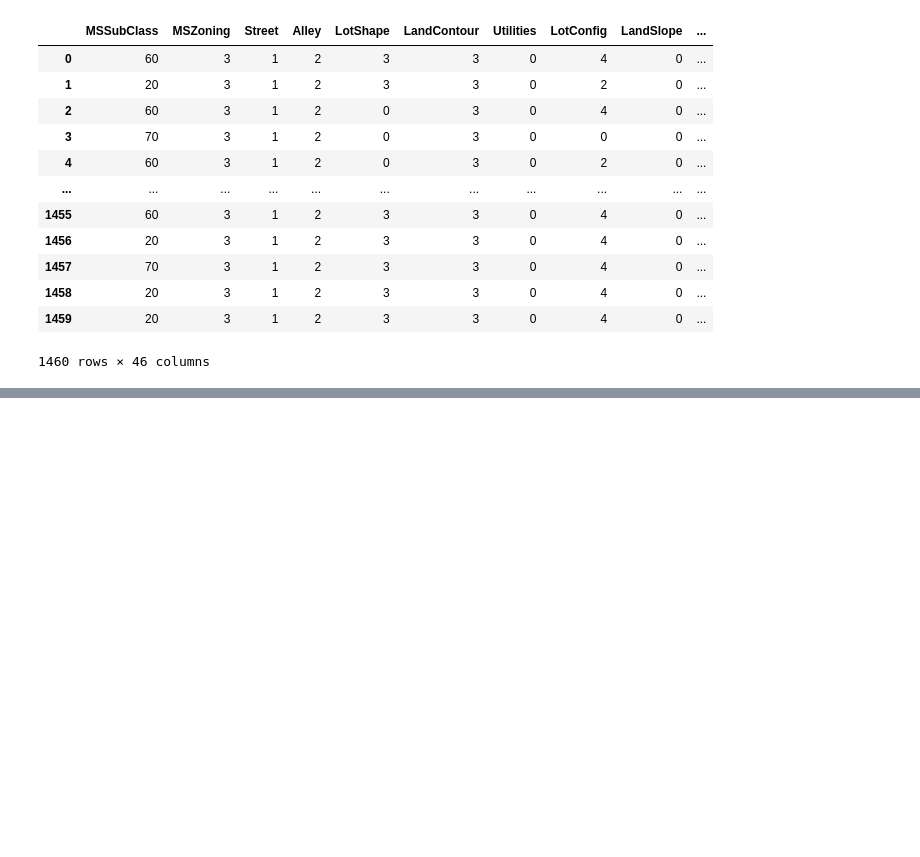
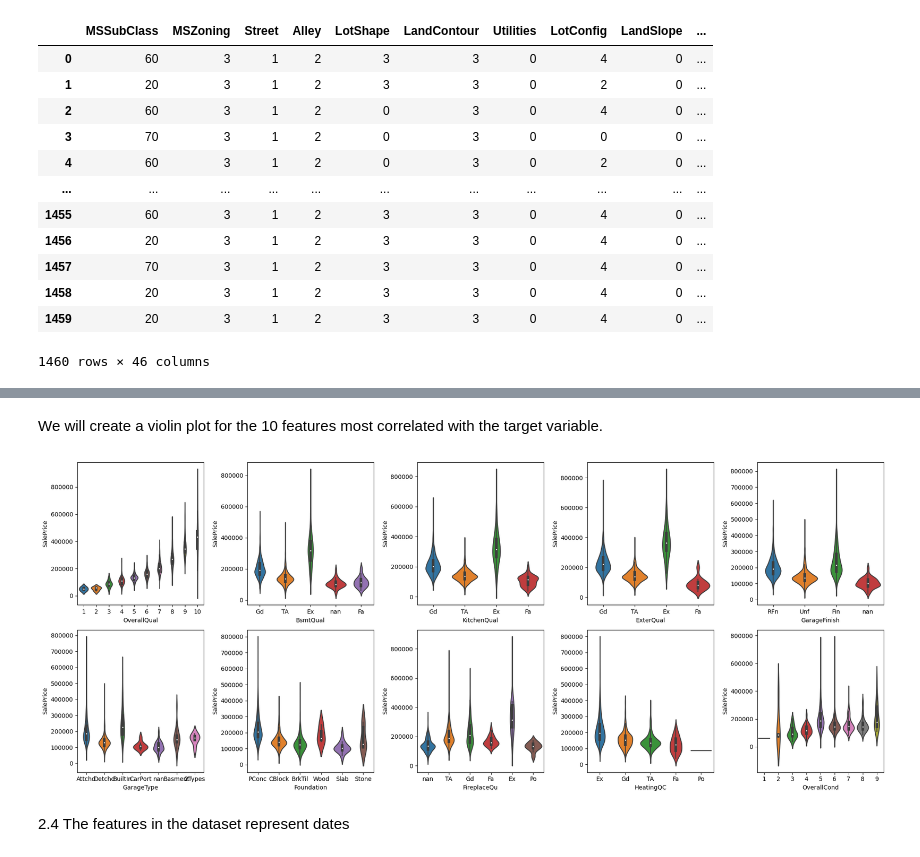
Before and after one commit to EL-MEHDI-git/Kaggle-competition-house-prices-advanced-regression-techniques, a Jupyter notebook: house-prices-advanced-regression-techniques.ipynb, the cells around one changed output, grey strips where cells are left out. Saved outputs shown, nothing was run; the diff lists cells and outputs as text; code cells hidden in the pictures; blank space fills up the shorter version.

```diff
--- a/house-prices-advanced-regression-techniques.ipynb
+++ b/house-prices-advanced-regression-techniques.ipynb
@@ -238,0 +264,27 @@ plt.show()
+# %% [markdown]
+We will create a violin plot for the 10 features most correlated with the target variable.
+# %%
+import warnings
+warnings.filterwarnings("ignore", message=".*is_categorical_dtype is deprecated.*", category=FutureWarning)
+
+fig, axs = plt.subplots(2, 5, figsize=(20, 8))
+
+col = fselection_df['Score'].sort_values(ascending=False).index.tolist()
+
+sns.violinplot(x=df_categorical[col[0]], y=df["SalePrice"], ax=axs[0, 0])
+sns.violinplot(x=df_categorical[col[1]], y=df["SalePrice"], ax=axs[0, 1])
+sns.violinplot(x=df_categorical[col[2]], y=df["SalePrice"], ax=axs[0, 2])
+sns.violinplot(x=df_categorical[col[3]], y=df["SalePrice"], ax=axs[0, 3])
+sns.violinplot(x=df_categorical[col[4]], y=df["SalePrice"], ax=axs[0, 4])
+sns.violinplot(x=df_categorical[col[5]], y=df["SalePrice"], ax=axs[1, 0])
+sns.violinplot(x=df_categorical[col[6]], y=df["SalePrice"], ax=axs[1, 1])
+sns.violinplot(x=df_categorical[col[7]], y=df["SalePrice"], ax=axs[1, 2])
+sns.violinplot(x=df_categorical[col[8]], y=df["SalePrice"], ax=axs[1, 3])
+sns.violinplot(x=df_categorical[col[9]], y=df["SalePrice"], ax=axs[1, 4])
+
+plt.tight_layout()
+plt.show()
+# %% [output]
+[figure, added]
+# %% [markdown]
+2.4 The features in the dataset represent dates
```
Also changed, not shown: parts of 6 cells of this notebook.
